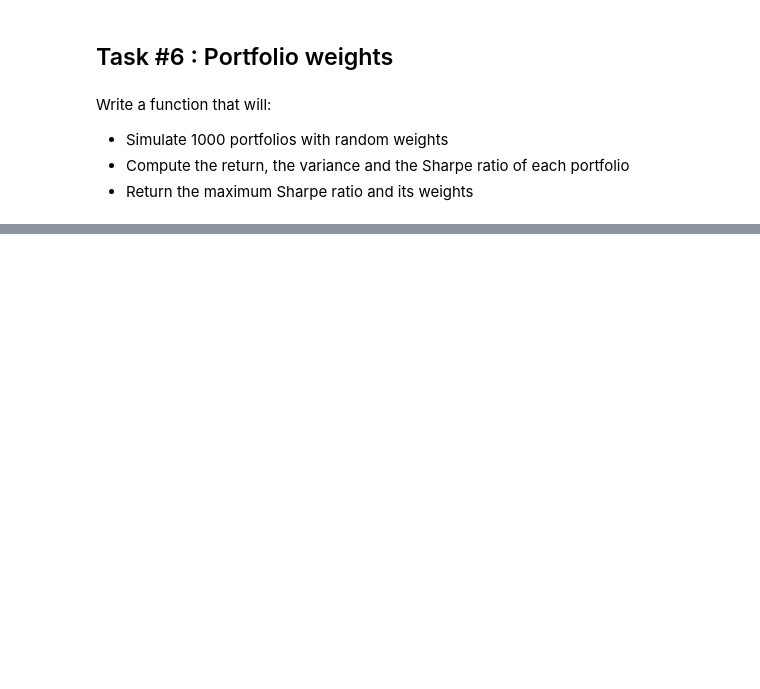
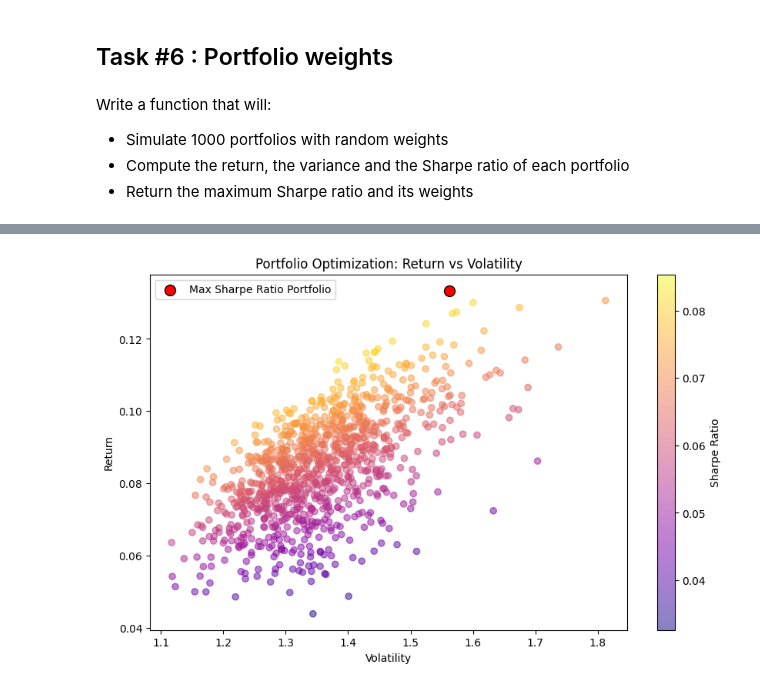
Before and after one commit to bubuzhang2002/Finance-with-Big-Data-PC-labs, a Jupyter notebook: PC labs/PC lab1.ipynb, the cells around one changed output, grey strips where cells are left out. Drawn from its saved outputs; the diff is of its cells as text; code cells hidden in the pictures; blank space fills up the shorter version.

```diff
--- a/PC labs/PC lab1.ipynb
+++ b/PC labs/PC lab1.ipynb
@@ -583,12 +583,12 @@ def simulate_portfolios(df, num_portfolios=1000, risk_free_rate=0):
     max_sharpe_ratio = results_df.loc[max_sharpe_idx, 'Sharpe Ratio']
     max_sharpe_weights = results_df.loc[max_sharpe_idx, 'Weights']
 
-    return max_sharpe_ratio, max_sharpe_weights
+    return results_df, max_sharpe_ratio, max_sharpe_weights
 # %%
 # Drop the 'Date' column if it exists
 df_daily_returns = results.drop(columns=['Date'])
 
-max_sharpe_ratio, max_sharpe_weights = simulate_portfolios(df_daily_returns)
+results_df, max_sharpe_ratio, max_sharpe_weights = simulate_portfolios(df_daily_returns)
 
 # Print the results
 print("Maximum Sharpe Ratio:", max_sharpe_ratio)
@@ -619,0 +604,18 @@ plot_tangency_portfolio_performance(max_weights, results)
+# %%
+# Plot the scatter plot of portfolios
+plt.figure(figsize=(10, 6))
+plt.scatter(results_df['Volatility'], results_df['Returns'], c=results_df['Sharpe Ratio'], cmap='plasma', marker='o', alpha=0.5)
+plt.colorbar(label='Sharpe Ratio')
+plt.xlabel('Volatility')
+plt.ylabel('Return')
+
+# Highlight the portfolio with the maximum Sharpe ratio
+plt.scatter(results_df.loc[results_df['Sharpe Ratio'].idxmax(), 'Volatility'],
+            results_df.loc[results_df['Sharpe Ratio'].idxmax(), 'Returns'],
+            c='red', s=100, edgecolors='black', label='Max Sharpe Ratio Portfolio')
+
+plt.legend(loc='upper left')
+plt.title('Portfolio Optimization: Return vs Volatility')
+plt.show()
+# %% [output]
+[figure, added]
```
Also changed, not shown: parts of 3 cells of this notebook.
